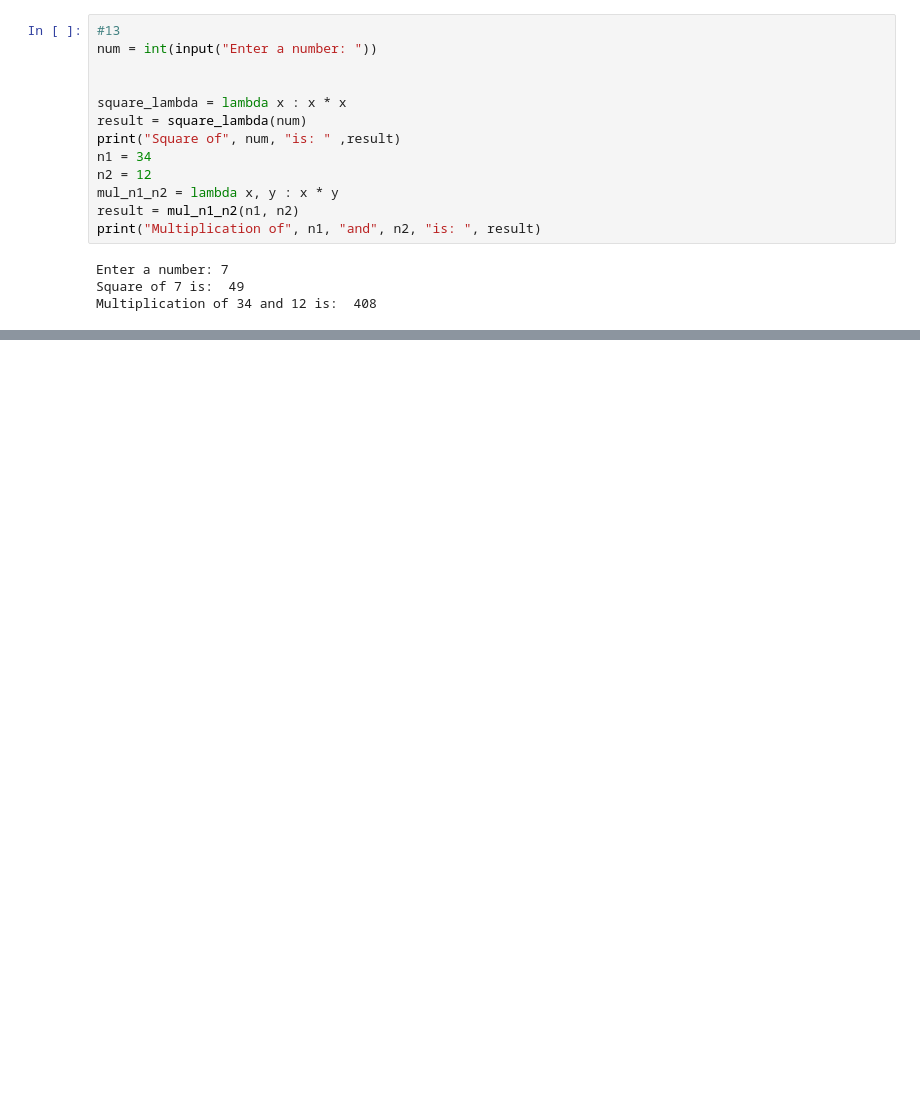
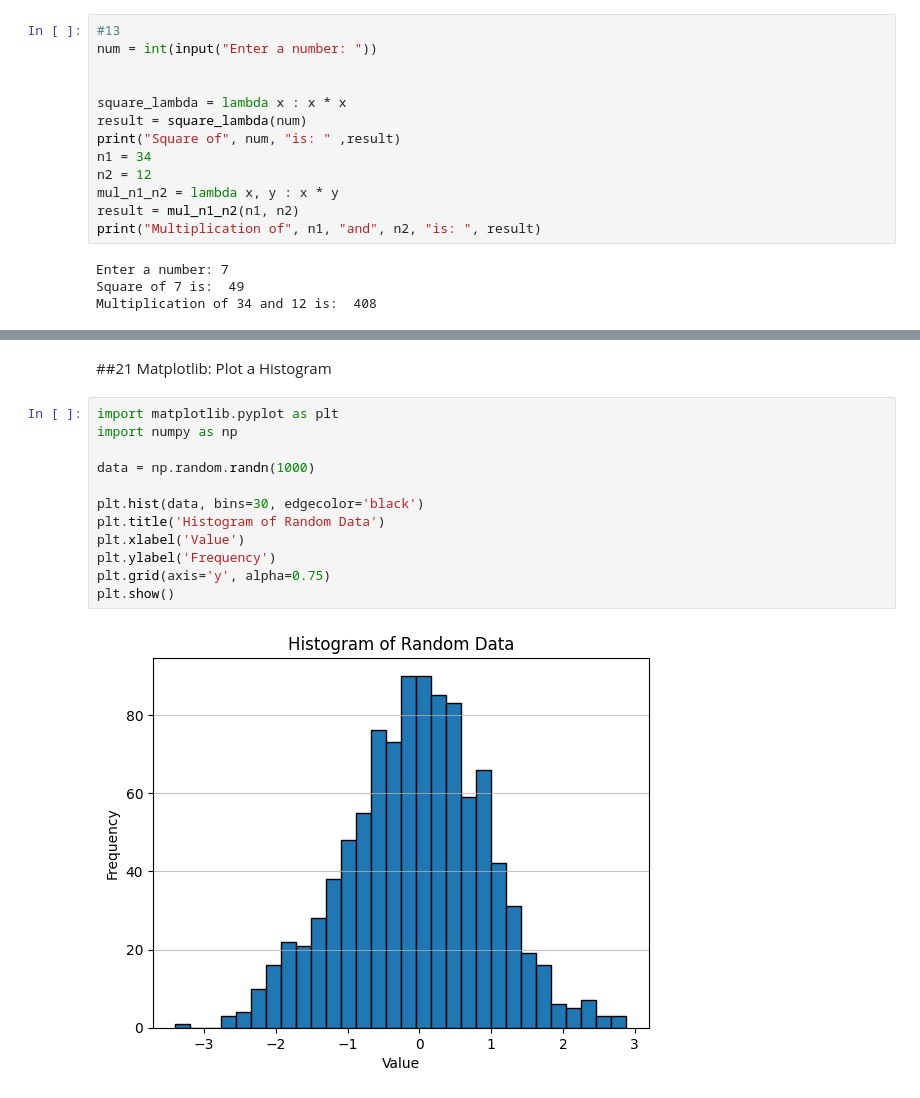
Before and after one commit to Tanya-26/PythonProgram, a Jupyter notebook: PythonWorkshop.ipynb, the cells around one changed output, grey strips where cells are left out. Drawn from its saved outputs; the diff is of its cells as text; blank space fills up the shorter version.

```diff
--- a/PythonWorkshop.ipynb
+++ b/PythonWorkshop.ipynb
@@ -376,0 +665,16 @@ Multiplication of 34 and 12 is:  408
+# %% [markdown]
+##21 Matplotlib: Plot a Histogram
+# %%
+import matplotlib.pyplot as plt
+import numpy as np
+
+data = np.random.randn(1000)
+
+plt.hist(data, bins=30, edgecolor='black')
+plt.title('Histogram of Random Data')
+plt.xlabel('Value')
+plt.ylabel('Frequency')
+plt.grid(axis='y', alpha=0.75)
+plt.show()
+# %% [output]
+[figure, added]
```
Also changed, not shown: parts of 23 cells of this notebook.
